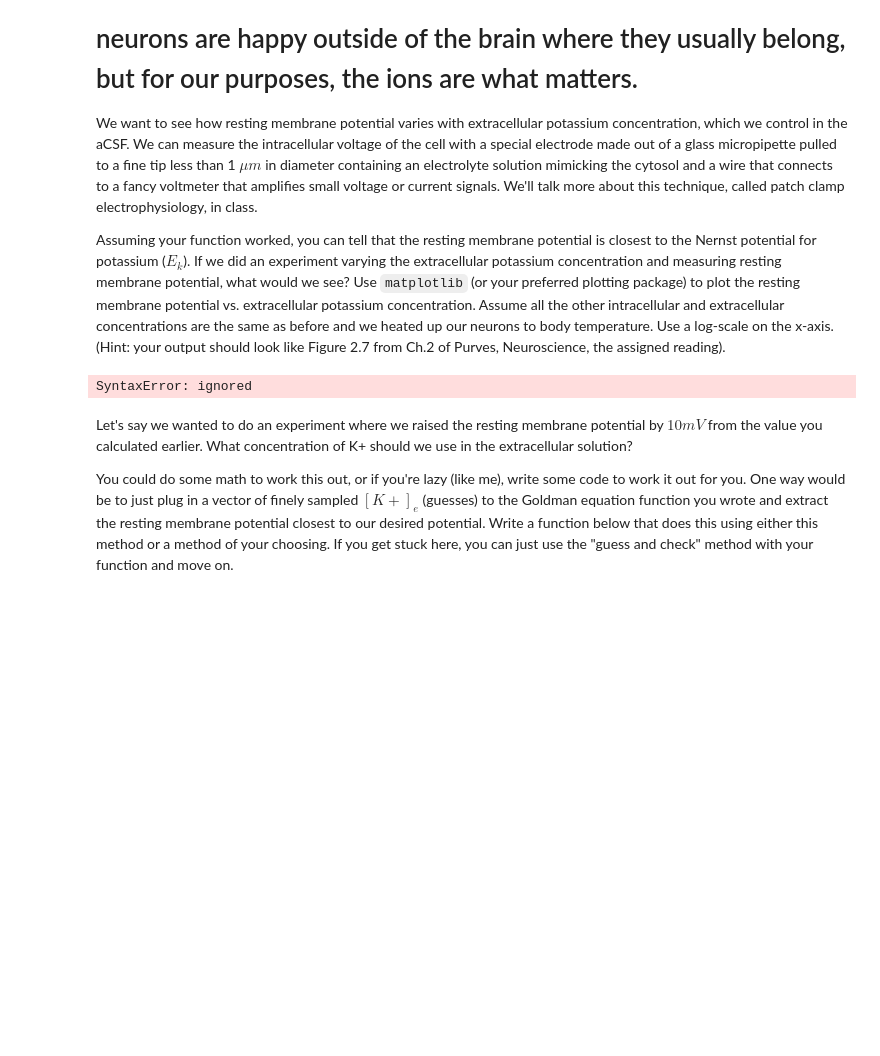
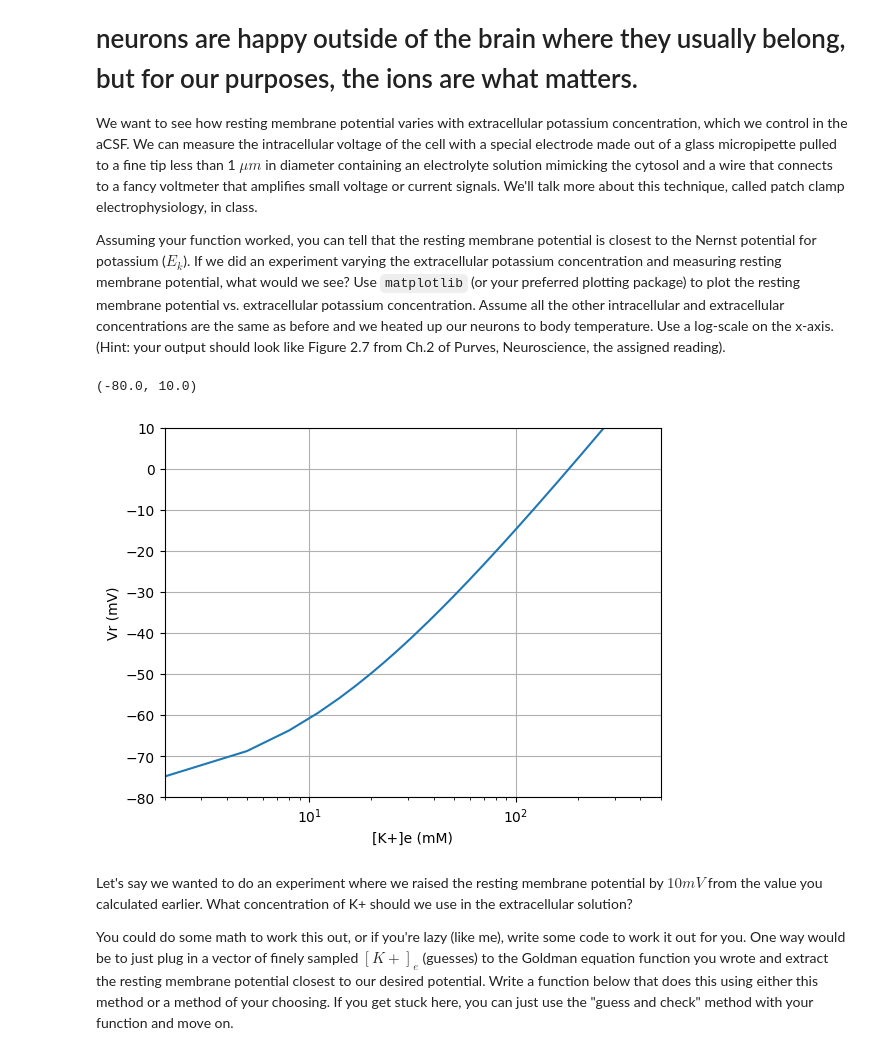
Before and after one commit to Bouncy0Knight/Exercise3, a Jupyter notebook: CompModNervSys_exercise3.ipynb, the cells around one changed output. Saved outputs shown, nothing was run; the diff lists cells and outputs as text; code cells hidden in the pictures; blank space fills up the shorter version.

```diff
--- a/CompModNervSys_exercise3.ipynb
+++ b/CompModNervSys_exercise3.ipynb
@@ -149,18 +149,12 @@ $V_{m}^{eq} = \frac{RT}{ZF}\ln \left( \frac{P_{K}[K]e + P_{Na}[Na]e + P_{Cl}[Cl]
 
 Write a function that uses the Goldman equation to compute the resting potential given a set of K, Na, and Cl- permeabilities and concentrations. Use it to calculate the resting potential given relative resting permeabilities $P_{K}:P_{Na}:P_{Cl}$ of $1:0.05:0.45$ at body temperature and print the output in $mV$.
 # %%
-def calcVmGoldman(Pk,Pna,Pcl):
+def calcVmGoldman(Pk,Pna,Pcl,Kext,Kinternal,NaInt,NaExt,ClInt,ClExt):
     # your code goes here
-    Ke = 5
-    Ki = 140
-    Nai = 15
-    Nae = 145
-    Cli = 5
-    Cle = 110
     const = (8.314*(37+273.15))/(1*96485.3)
-    Vm = const * math.log((Pk*Ke + Pna*Nae + Pcl *Cli)/(Pk*Ki + Pna*Nai + Pcl * Cle))
-    return Vm
+    Vm = const * math.log((Pk*Kext + Pna*NaExt + Pcl *ClInt)/(Pk*Kinternal + Pna*NaInt + Pcl * ClExt))
+    return Vm*10**3
 
-Vm = calcVmGoldman(1,0.05,0.45)
+Vm = calcVmGoldman(1,0.05,0.45,5,140,15,145,5,110)
 print('Resting Vm = {:.1f} mV'.format(Vm))
 # %% [output]
@@ -174,21 +168,25 @@ Assuming your function worked, you can tell that the resting membrane potential
 # %%
 import matplotlib.pyplot as plt
 
-Ce_k_vec = np.logspace(# fill in arguments) # vector of concentrations in mM
-Vm_vec = # your code goes here  # vector of resting membrane potentials (mV)
+Ce_k_vec = np.arange(2,500,3)# fill in arguments) # vector of concentrations in mM
+Vm_vec = []
+for concentration in Ce_k_vec:
+  Vm_vec.append(calcVmGoldman(1,0.05,0.45,concentration,140,15,145,5,110))
+# your code goes here  # vector of resting membrane potentials (mV)
 fig = plt.figure()
 ax = fig.add_subplot(111)
 # Plot statement goes here
 ax.plot(Ce_k_vec,Vm_vec)
 #
 ax.grid(visible=True)
 ax.set_xscale('log')
 ax.set_xlabel('[K+]e (mM)')
 ax.set_ylabel('Vr (mV)')
 ax.set_xlim([2, 500])
 ax.set_ylim([-80,10])
 # %% [output]
-SyntaxError: ignored
+(-80.0, 10.0)
+[figure, added]
 # %% [markdown]
 Let's say we wanted to do an experiment where we raised the resting membrane potential by $10 mV$ from the value you calculated earlier. What concentration of K+ should we use in the extracellular solution?
 
```
Also changed, not shown: parts of 5 cells of this notebook.
